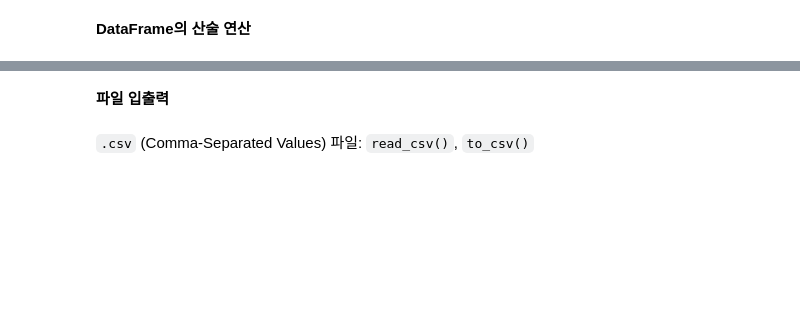
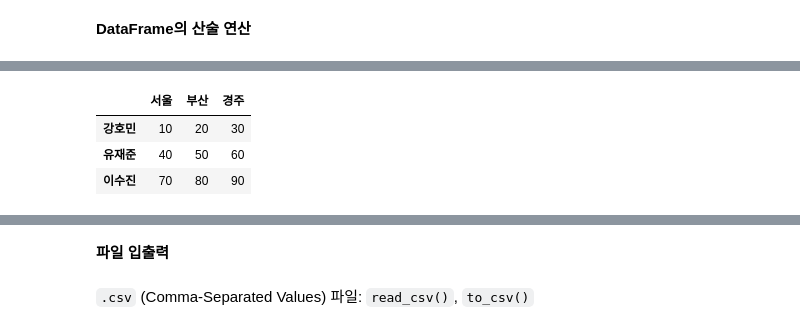
Before and after one commit to LIBY70/Data-Analysis, a Jupyter notebook: ida_week3_ipynb.ipynb, the cells around one changed output, grey strips where cells are left out. Cells and saved outputs as stored; diff of their text form; code cells hidden in the pictures; blank space fills up the shorter version.

```diff
--- a/ida_week3_ipynb.ipynb
+++ b/ida_week3_ipynb.ipynb
@@ -719 +904,8 @@ myframe2
+# %%
+myframe
+# %% [output]
+|  | 서울 | 부산 | 경주 |
+| 강호민 | 10 | 20 | 30 |
+| 유재준 | 40 | 50 | 60 |
+| 이수진 | 70 | 80 | 90 |
 # %%
```
Also changed, not shown: parts of 45 cells of this notebook.
